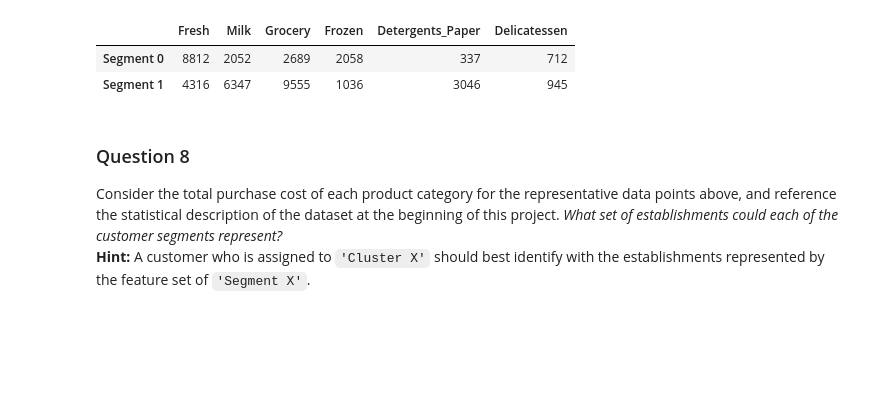
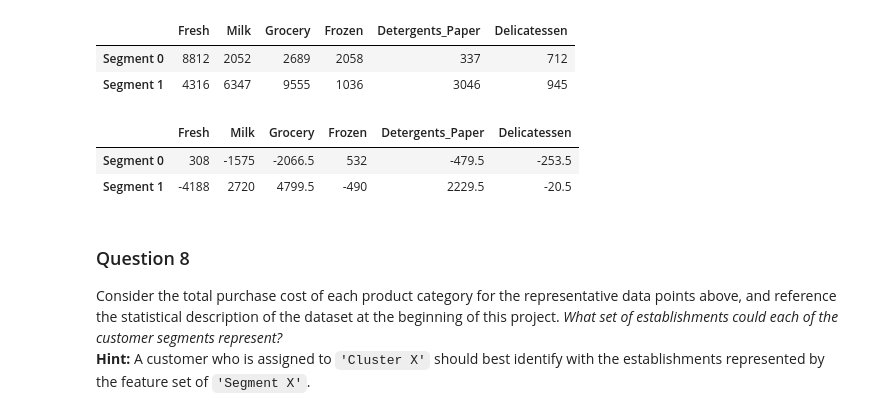
Before and after one commit to erk52/machine-learning, a Jupyter notebook: projects/customer_segments/customer_segments.ipynb, the cells around one changed output. Cells and saved outputs as stored; diff of their text form; code cells hidden in the pictures; blank space fills up the shorter version.

```diff
--- a/projects/customer_segments/customer_segments.ipynb
+++ b/projects/customer_segments/customer_segments.ipynb
@@ -507,6 +532,12 @@ display(true_centers)
 |  | Fresh | Milk | Grocery | Frozen | Detergents_Paper | Delicatessen |
 | Segment 0 | 8812 | 2052 | 2689 | 2058 | 337 | 712 |
 | Segment 1 | 4316 | 6347 | 9555 | 1036 | 3046 | 945 |
+# %%
+(true_centers - data.median())
+# %% [output]
+|  | Fresh | Milk | Grocery | Frozen | Detergents_Paper | Delicatessen |
+| Segment 0 | 308 | -1575 | -2066.5 | 532 | -479.5 | -253.5 |
+| Segment 1 | -4188 | 2720 | 4799.5 | -490 | 2229.5 | -20.5 |
 # %% [markdown]
 ### Question 8
 Consider the total purchase cost of each product category for the representative data points above, and reference the statistical description of the dataset at the beginning of this project. *What set of establishments could each of the customer segments represent?*
```
Also changed, not shown: parts of 11 cells of this notebook, 1 other file.
